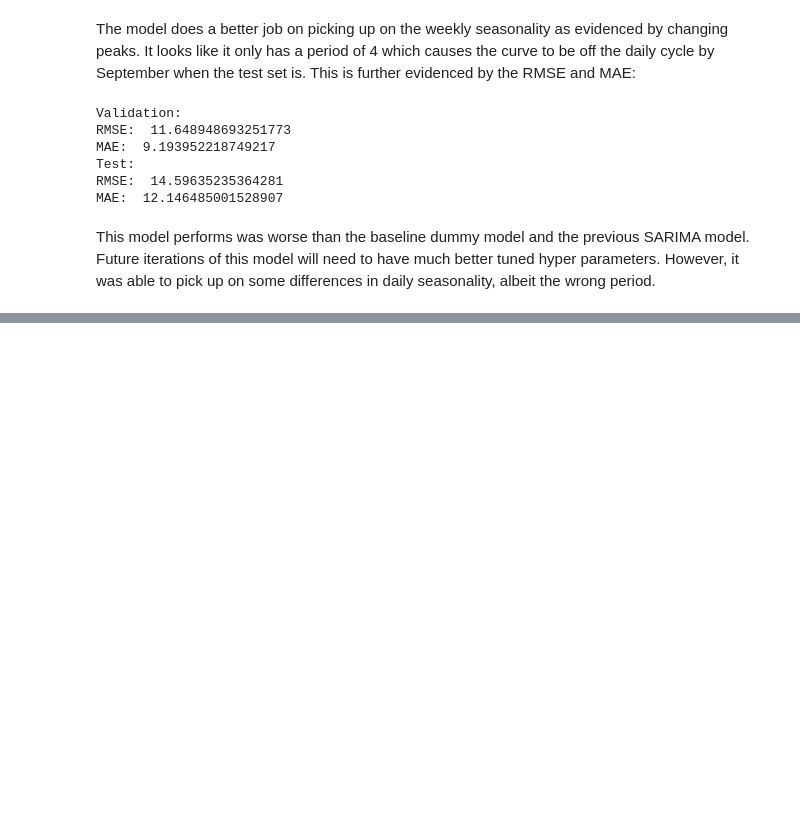
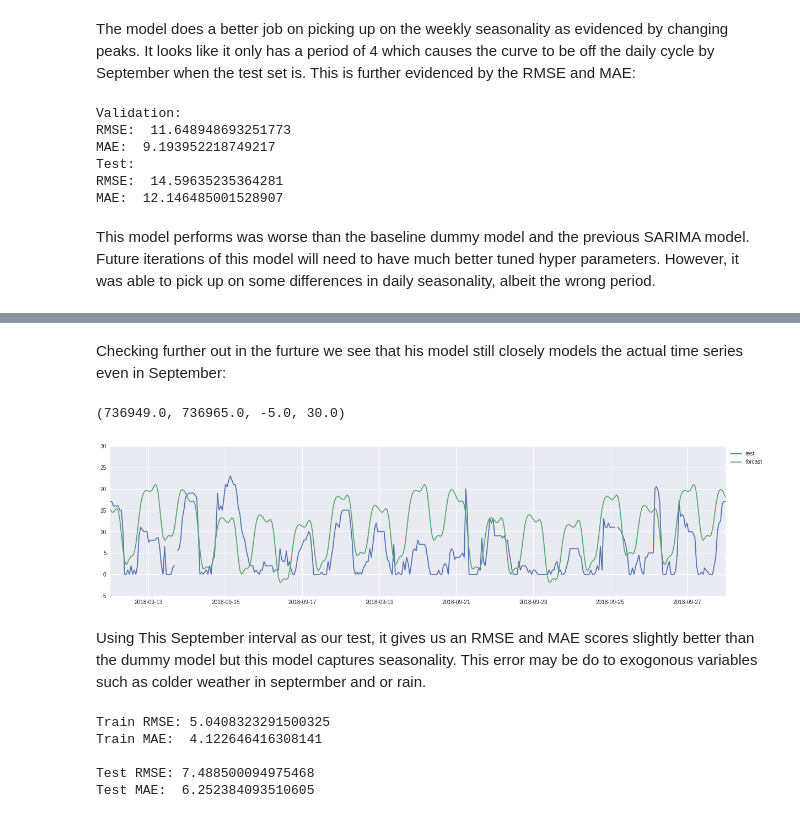
Before and after one commit to mitkrieg/citibike-timeseries, a Jupyter notebook: 02_modeling.ipynb, the cells around one changed output, grey strips where cells are left out. Drawn from its saved outputs; the diff is of its cells as text; code cells hidden in the pictures; blank space fills up the shorter version.

```diff
--- a/02_modeling.ipynb
+++ b/02_modeling.ipynb
@@ -560,0 +652,42 @@ This model performs was worse than the baseline dummy model and the previous SAR
+# %% [markdown]
+Checking further out in the furture we see that his model still closely models the actual time series even in September:
+# %%
+#extend future dataframe further
+future2 = m.make_future_dataframe(periods=24*180,freq='H')
+forcast2 = m.predict(future2)
+
+#set as pandas time series
+forcast2_ts = forcast2.set_index('ds')
+test2_ts = station_3172.avail_bikes_ts(time_interval=('2018-09-12','2018-09-28'))
+
+#plot
+fig, ax = plt.subplots()
+fig.set_figheight(5)
+fig.set_figwidth(20)
+ax.plot(test2_ts,label='test')
+ax.plot(forcast2_ts.yhat,label='forcast')
+plt.legend(bbox_to_anchor=(1,1), loc="upper left");
+plt.axis([np.datetime64('2018-09-12'),np.datetime64('2018-09-28'),-5,30])
+# %% [output]
+(736949.0, 736965.0, -5.0, 30.0)
+[figure, added]
+# %% [markdown]
+Using This September interval as our test, it gives us an RMSE and MAE scores slightly better than the dummy model but this model captures seasonality. This error may be do to exogonous variables such as colder weather in septermber and or rain.
+# %%
+train_rmse = mean_squared_error(y_true=train_ts, y_pred=forcast_ts.yhat[:'2018-06-30'],squared=False)
+test_rmse = mean_squared_error(y_true=test2_ts.interpolate(),y_pred=forcast2_ts.yhat['2018-09-12':'2018-09-28'],squared=False)
+
+train_mae = mean_absolute_error(y_true=train_ts, y_pred=forcast_ts.yhat[:'2018-06-30'])
+test_mae = mean_absolute_error(y_true=test2_ts.interpolate(),y_pred=forcast2_ts.yhat['2018-09-12':'2018-09-28'])
+
+print(f'Train RMSE: {train_rmse}')
+print(f'Train MAE:  {train_mae}\n')
+
+print(f'Test RMSE: {test_rmse}')
+print(f'Test MAE:  {test_mae}')
+# %% [output]
+Train RMSE: 5.0408323291500325
+Train MAE:  4.122646416308141
+
+Test RMSE: 7.488500094975468
+Test MAE:  6.252384093510605
```
Also changed, not shown: parts of 45 cells of this notebook.
